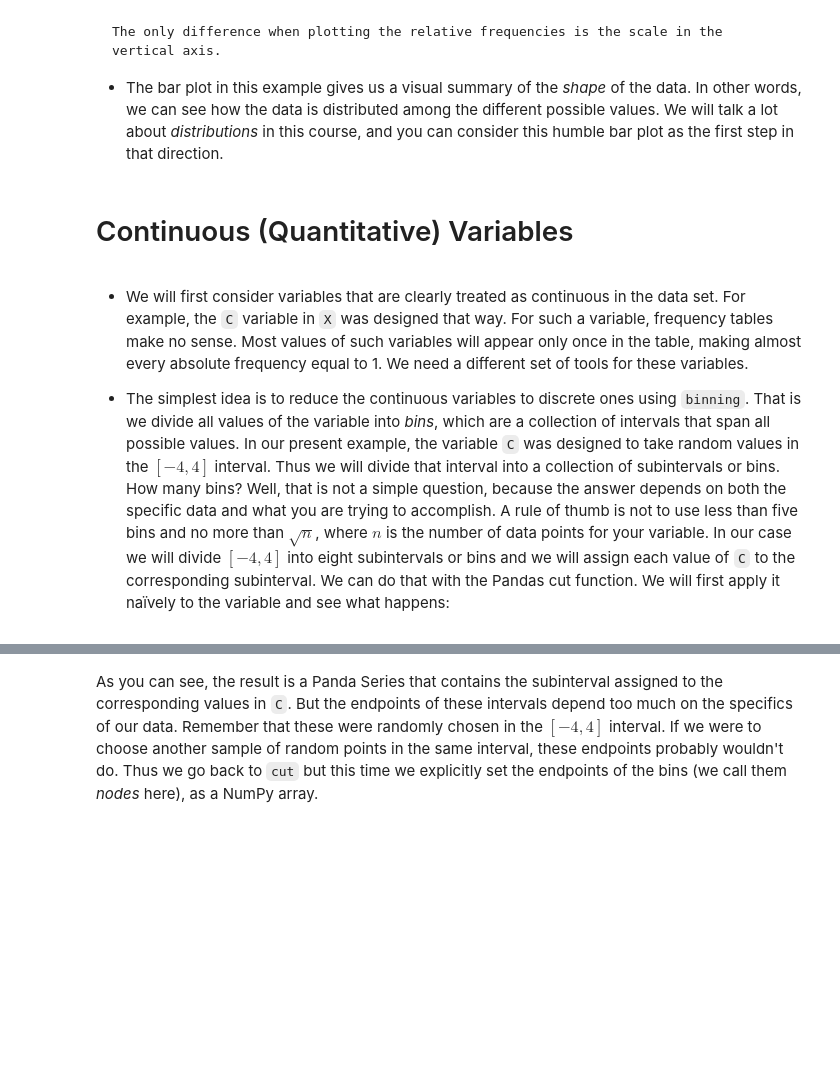
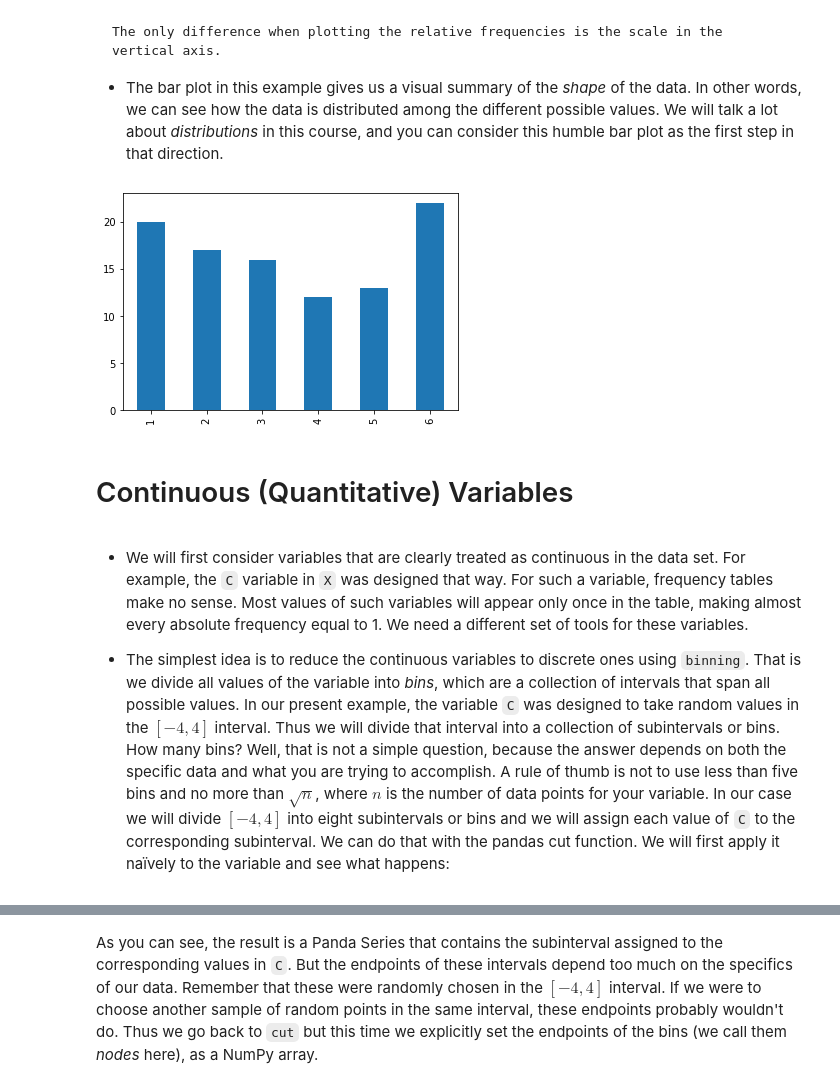
Before and after one commit to mbdfmad/fmad2223, a Jupyter notebook: 02-Exploratory Data Analysis.ipynb, the cells around one changed output, grey strips where cells are left out. Saved outputs shown, nothing was run; the diff lists cells and outputs as text; code cells hidden in the pictures; blank space fills up the shorter version.

```diff
--- a/02-Exploratory Data Analysis.ipynb
+++ b/02-Exploratory Data Analysis.ipynb
@@ -204,12 +326,14 @@ plot = AbsFreq_X.plot.bar(rot=0, xlabel='A', ylabel ='Counts')
 
 + The bar plot in this example gives us a visual summary of the *shape* of the data. In other words, we can see how the data is distributed among the different possible values. We will talk a lot about *distributions* in this course, and you can consider this humble bar plot as the first step in that direction.
 # %%
-X['A'].value_counts().sort_index().plot.bar()
+plot = X['A'].value_counts().sort_index().plot.bar()
+# %% [output]
+[figure, added]
 # %% [markdown]
 # Continuous (Quantitative) Variables
 # %% [markdown]
 + We will first consider variables that are clearly treated as continuous in the data set. For example, the `C` variable in `X` was designed that way. For such a variable, frequency tables make no sense. Most values of such variables will appear only once in the table, making almost every absolute frequency equal to 1. We need a different set of tools for these variables.
 
-+ The simplest idea is to reduce the continuous variables to discrete ones using `binning`. That is we divide all  values of the variable into *bins*, which are a collection of intervals that span all possible values. In our present example, the variable `C` was designed to take random values in the $[-4, 4]$ interval. Thus we will divide that interval into a collection of subintervals or bins. How many bins? Well, that is not a simple question, because the answer depends on both the specific data and what you are trying to accomplish. A rule of thumb is not to use less than five bins and no more than $\sqrt{n}$, where $n$ is the number of data points for your variable. In our case we will divide $[-4, 4]$ into eight subintervals or bins and we will assign each value of `C` to the corresponding subinterval. We can do that with the Pandas cut function. We will first apply it naïvely to the variable and see what happens:
++ The simplest idea is to reduce the continuous variables to discrete ones using `binning`. That is we divide all  values of the variable into *bins*, which are a collection of intervals that span all possible values. In our present example, the variable `C` was designed to take random values in the $[-4, 4]$ interval. Thus we will divide that interval into a collection of subintervals or bins. How many bins? Well, that is not a simple question, because the answer depends on both the specific data and what you are trying to accomplish. A rule of thumb is not to use less than five bins and no more than $\sqrt{n}$, where $n$ is the number of data points for your variable. In our case we will divide $[-4, 4]$ into eight subintervals or bins and we will assign each value of `C` to the corresponding subinterval. We can do that with the pandas cut function. We will first apply it naïvely to the variable and see what happens:
 # %%
 pd.cut(X['C'], 8)
```
Also changed, not shown: parts of 39 cells of this notebook.
